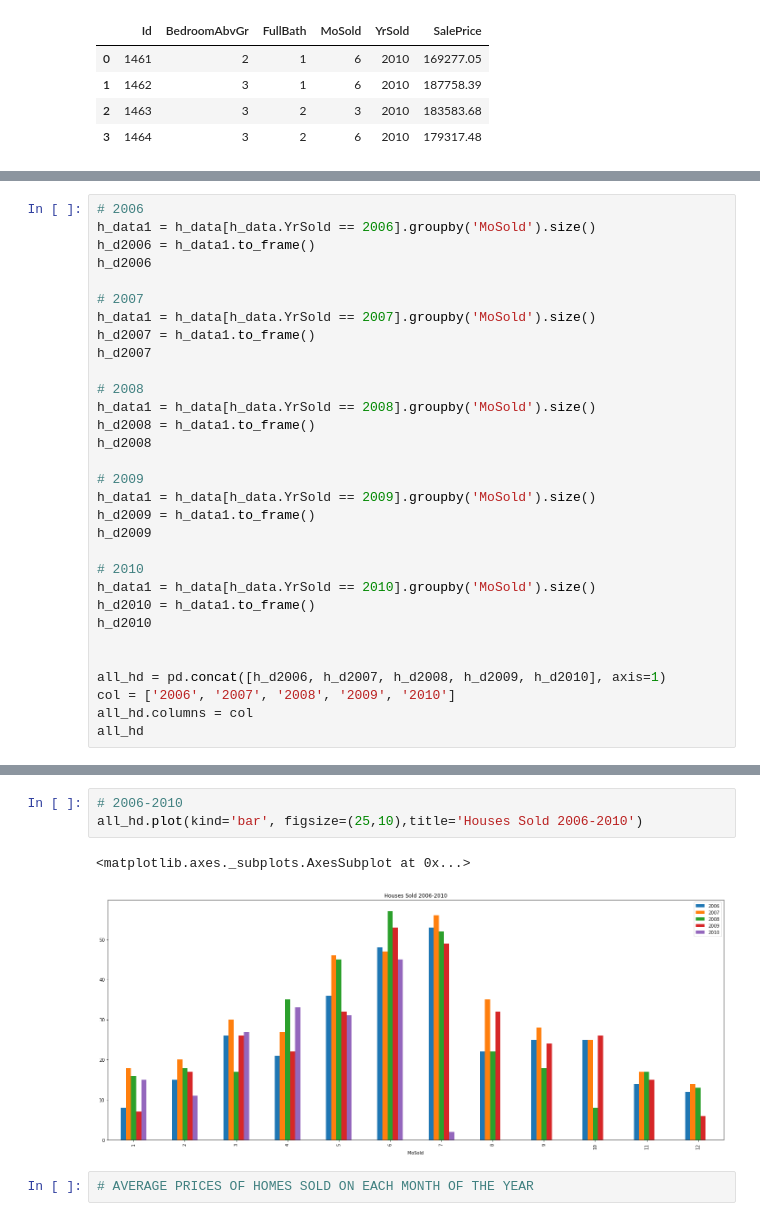
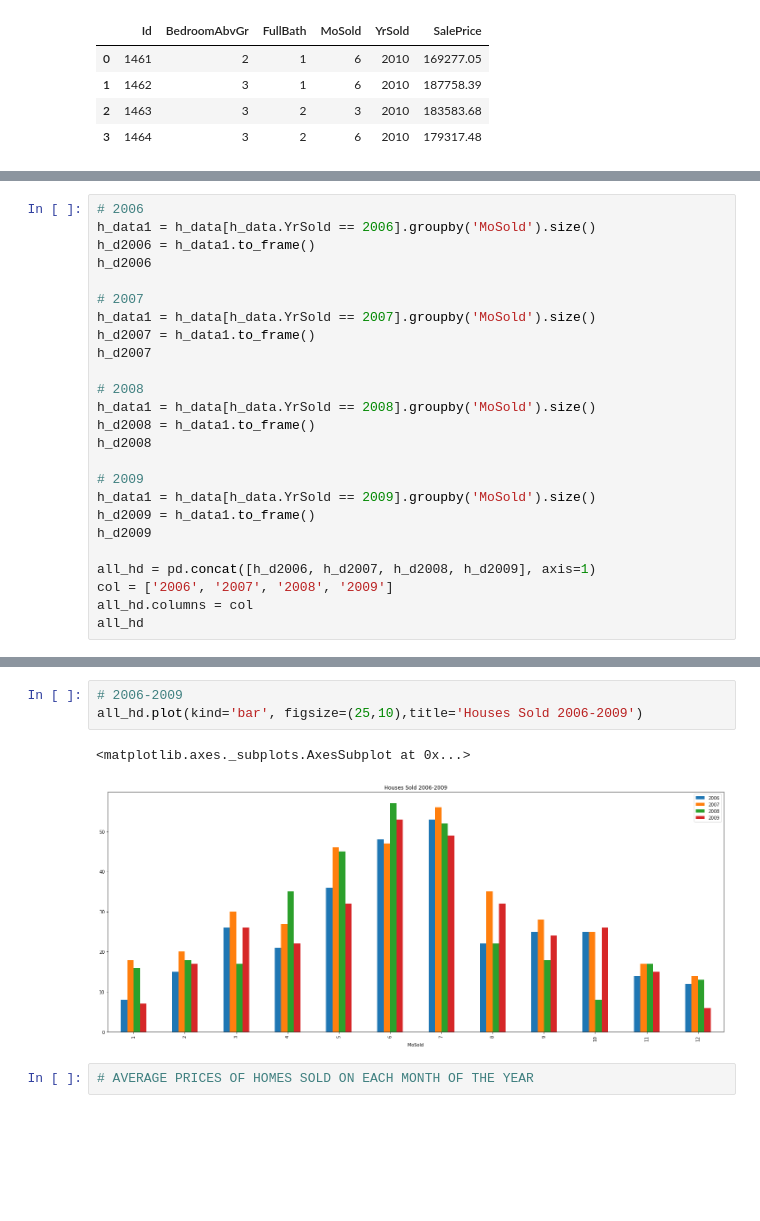
Before and after one commit to AlfredMtz/Springboard, a Jupyter notebook: amesproject.ipynb, the cells around one changed output, grey strips where cells are left out. Cells and saved outputs as stored; diff of their text form; blank space fills up the shorter version.

```diff
--- a/amesproject.ipynb
+++ b/amesproject.ipynb
@@ -68,14 +68,8 @@ h_data1 = h_data[h_data.YrSold == 2009].groupby('MoSold').size()
 h_d2009 = h_data1.to_frame()
 h_d2009
 
-# 2010
-h_data1 = h_data[h_data.YrSold == 2010].groupby('MoSold').size()
-h_d2010 = h_data1.to_frame()
-h_d2010
-
-
-all_hd = pd.concat([h_d2006, h_d2007, h_d2008, h_d2009, h_d2010], axis=1)
-col = ['2006', '2007', '2008', '2009', '2010']
+all_hd = pd.concat([h_d2006, h_d2007, h_d2008, h_d2009], axis=1)
+col = ['2006', '2007', '2008', '2009']
 all_hd.columns = col
 all_hd
 # %% [output]
@@ -96,8 +90,8 @@ all_hd
 # %%
-# 2006-2010
-all_hd.plot(kind='bar', figsize=(25,10),title='Houses Sold 2006-2010')
+# 2006-2009
+all_hd.plot(kind='bar', figsize=(25,10),title='Houses Sold 2006-2009')
 # %% [output]
 <matplotlib.axes._subplots.AxesSubplot at 0x...>
-[figure, old version]
+[figure, new version]
 # %%
 # AVERAGE PRICES OF HOMES SOLD ON EACH MONTH OF THE YEAR
```
Also changed, not shown: parts of 10 cells of this notebook.
